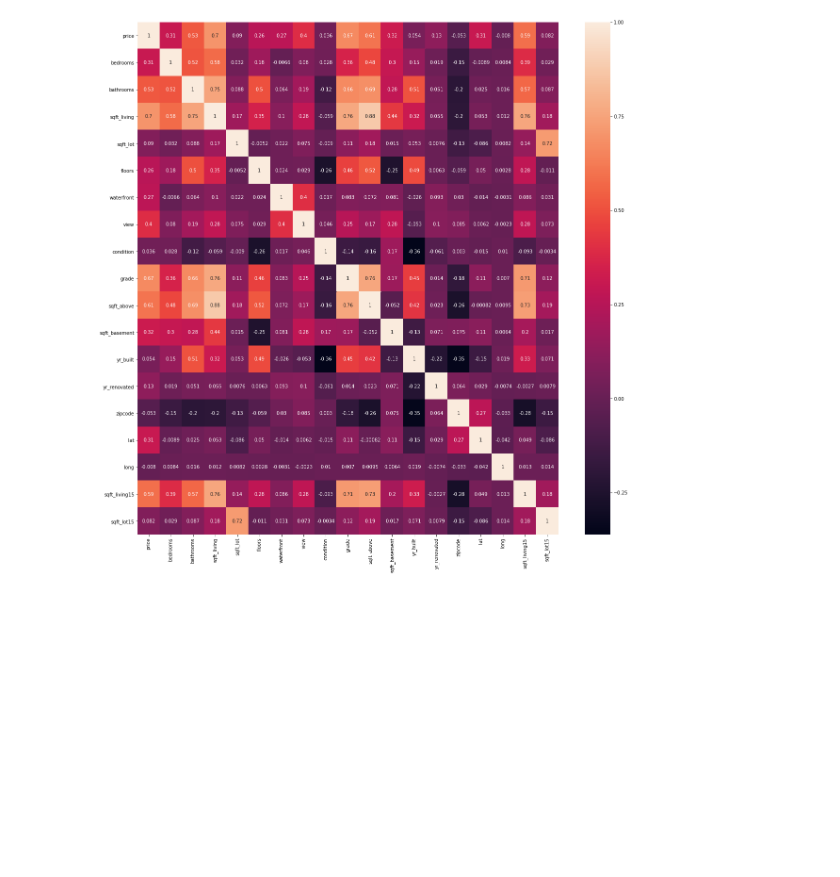
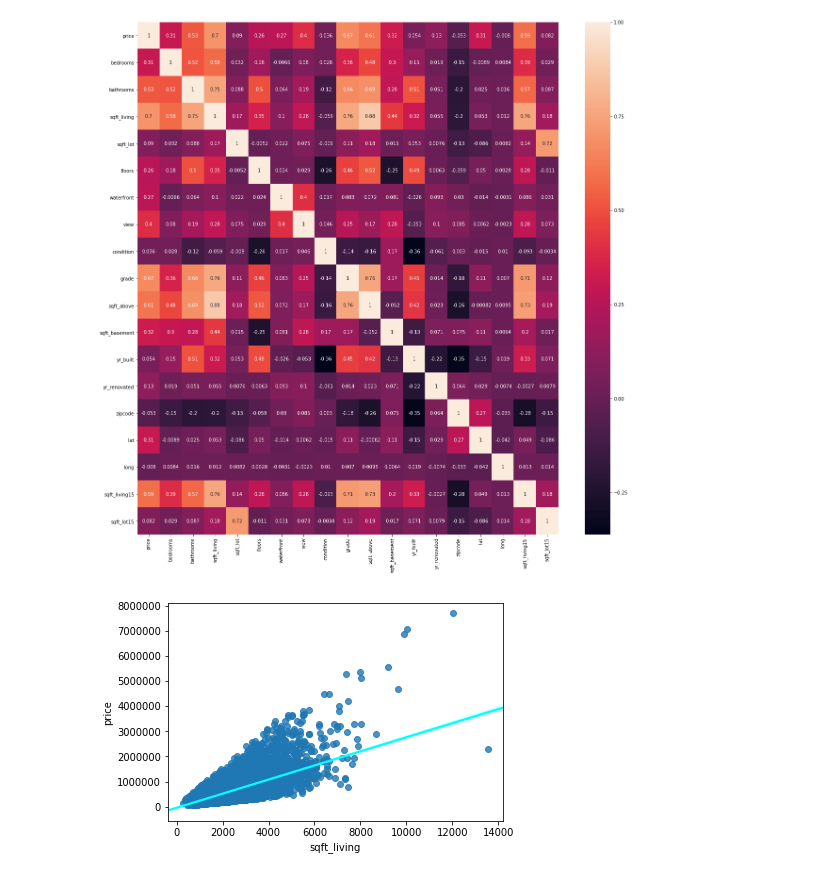
Before and after one commit to wmeints/azuremeetup-machinelearning, a Jupyter notebook: challenge-2/solutions/Data analysis.ipynb, the cells around one changed output. Saved outputs shown, nothing was run; the diff lists cells and outputs as text; code cells hidden in the pictures; blank space fills up the shorter version.

```diff
--- a/challenge-2/solutions/Data analysis.ipynb
+++ b/challenge-2/solutions/Data analysis.ipynb
@@ -126,0 +133,5 @@ sns.heatmap(corr, annot=True)
+# %%
+_ = sns.regplot(x='sqft_living', y='price', data=df, line_kws={ 'color': 'cyan'})
+plt.savefig('plot-regline.png')
+# %% [output]
+[figure, added]
```
Also changed, not shown: parts of 3 cells of this notebook.
